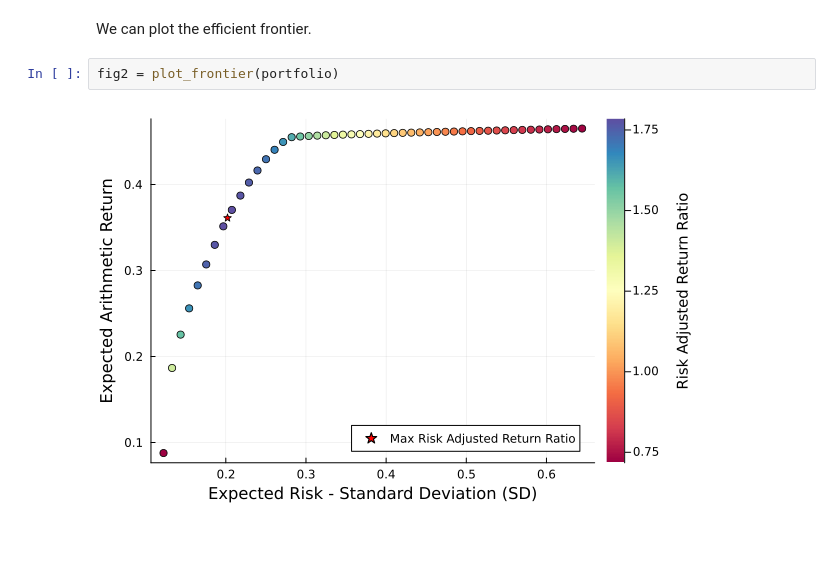
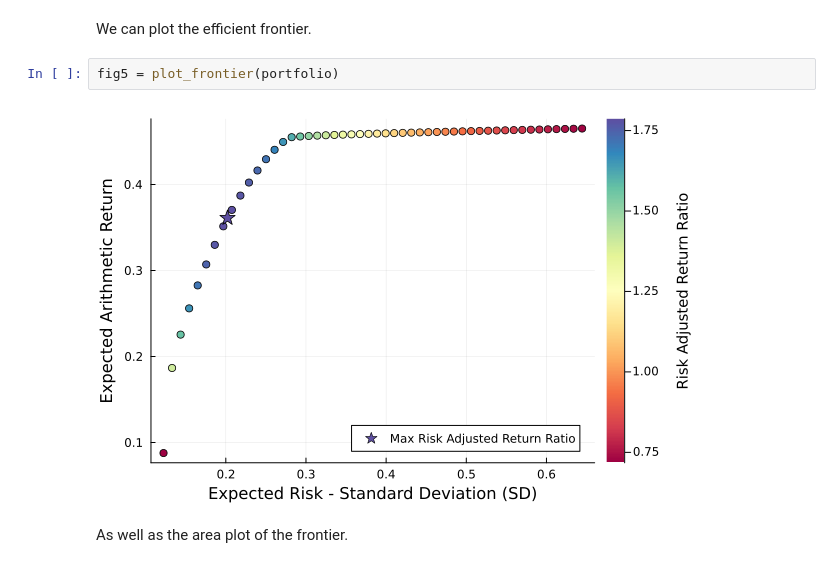
Before and after one commit to dcelisgarza/PortfolioOptimiser.jl, a Jupyter notebook: Tutorials/1_Simple_Mean_Risk_Optimisation.ipynb, the cells around one changed output. Cells and saved outputs as stored; diff of their text form; blank space fills up the shorter version.

Commit message:
Changes to plotting functions to make them nicer.

```diff
--- a/Tutorials/1_Simple_Mean_Risk_Optimisation.ipynb
+++ b/Tutorials/1_Simple_Mean_Risk_Optimisation.ipynb
@@ -140,7 +158,9 @@ pretty_table(frontier[:SD][:weights]; formatters=wdffmt)
 # %% [markdown]
 We can plot the efficient frontier.
 # %%
-fig2 = plot_frontier(portfolio)
+fig5 = plot_frontier(portfolio)
 # %% [output]
-[figure, old version]
+[figure, new version]
+# %% [markdown]
+As well as the area plot of the frontier.
 # %%
```
Also changed, not shown: parts of 16 cells of this notebook, 1 other file.
